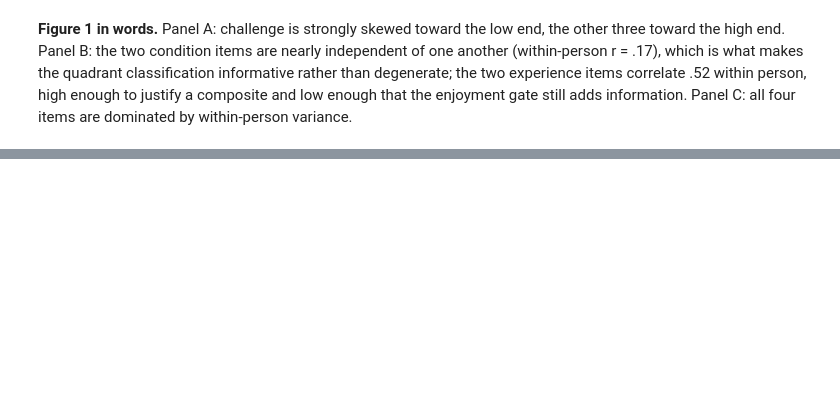
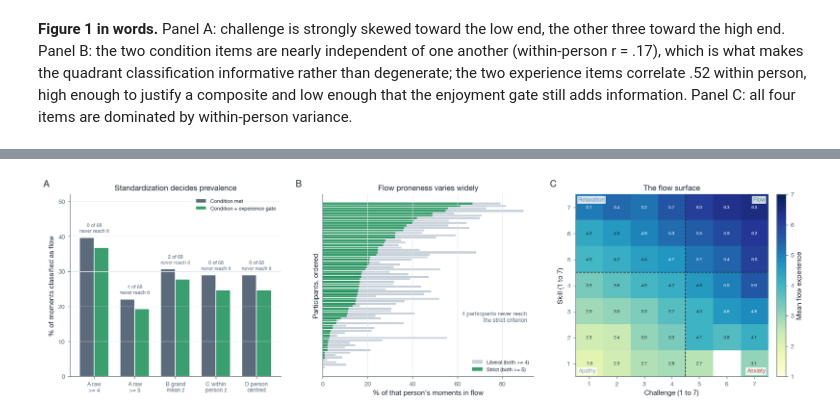
Before and after one commit to stvsever/research_paper_on_chronic_pain_drivers, a Jupyter notebook: src/utils/pipeline/separate/12_flow_states/flow_analysis/analyze_flow.ipynb, the cells around one changed output, grey strips where cells are left out. Drawn from its saved outputs; the diff is of its cells as text; code cells hidden in the pictures; blank space fills up the shorter version.

```diff
--- a/src/utils/pipeline/separate/12_flow_states/flow_analysis/analyze_flow.ipynb
+++ b/src/utils/pipeline/separate/12_flow_states/flow_analysis/analyze_flow.ipynb
@@ -2065,0 +562,12 @@ inputs them, so adding the section later is a matter of two `\input` lines and o
+# %%
+prev = T("prevalence_by_rule")
+tab = prev[["rule_label", "moments_condition", "moments_gated", "person_median",
+            "person_min", "person_max", "n_persons_zero"]].copy()
+tab["gate removes"] = (100 * (tab["moments_condition"] - tab["moments_gated"])).round(1)
+for c in ["moments_condition", "moments_gated", "person_median", "person_min", "person_max"]:
+    tab[c] = (100 * tab[c]).round(1)
+tab = tab[["rule_label", "moments_condition", "moments_gated", "gate removes",
+           "person_median", "person_min", "person_max", "n_persons_zero"]]
+tab.columns = ["standardization rule", "condition met %", "gated flow %", "gate removes (pp)",
+               "median person %", "min person %", "max person %", "persons at 0"]
+display(tab)
@@ -2065,0 +602,69 @@ inputs them, so adding the section later is a matter of two `\input` lines and o
+# %%
+# Figure 2. Prevalence and the flow surface.
+fig, ax = plt.subplots(1, 3, figsize=(15.4, 4.6))
+
+a = ax[0]
+order = ["A_abs4", "A_abs5", "B_grandz", "C_withinz", "D_center"]
+short = {"A_abs4": "A raw\n>= 4", "A_abs5": "A raw\n>= 5", "B_grandz": "B grand\nmean z",
+         "C_withinz": "C within\nperson z", "D_center": "D person\ncentred"}
+pv = prev.set_index("rule").loc[order]
+x = np.arange(len(order)); w = 0.36
+cond_v = 100 * pv["moments_condition"].values
+gate_v = 100 * pv["moments_gated"].values
+a.bar(x - w / 2, cond_v, w, color=MUTED, edgecolor="white", label="Condition met")
+a.bar(x + w / 2, gate_v, w, color=CHANNEL_COL["Flow"], edgecolor="white",
+      label="Condition + experience gate")
+for xi, nz, top in zip(x, pv["n_persons_zero"].values, np.maximum(cond_v, gate_v)):
+    a.text(xi, top + 1.6, f"{int(nz)} of 68\nnever reach it", ha="center", fontsize=7,
+           color=MUTED)
+a.set_xticks(x); a.set_xticklabels([short[k] for k in order], fontsize=8)
+a.set_ylim(0, 52); a.set_ylabel("% of moments classified as flow")
+a.set_title("Standardization decides prevalence")
+a.legend(fontsize=7.5); bar_axes(a); panel(a, "A")
+
+a = ax[1]
+pp = frame.groupby("pid")[["flow_gated_A_abs5", "flow_gated_A_abs4"]].mean()
+pp = pp.sort_values("flow_gated_A_abs5")
+y = np.arange(len(pp))
+a.barh(y, 100 * pp["flow_gated_A_abs4"].values, color="#c9d2db", edgecolor="none",
+       label="Liberal (both >= 4)")
+a.barh(y, 100 * pp["flow_gated_A_abs5"].values, color=CHANNEL_COL["Flow"], edgecolor="none",
+       label="Strict (both >= 5)")
+a.set_yticks([]); a.set_ylabel("Participants, ordered")
+a.set_xlabel("% of that person's moments in flow")
+a.set_title("Flow proneness varies widely")
+a.text(0.97, 0.30, f"{int((pp['flow_gated_A_abs5'] == 0).sum())} participants never reach\n"
+       "the strict criterion", transform=a.transAxes, ha="right", fontsize=8, color=MUTED)
+a.legend(fontsize=7.5, loc="lower right"); bar_axes(a, horizontal=True); panel(a, "B")
+
+a = ax[2]
+grid = np.full((7, 7), np.nan)
+for (ch, sk), gr in frame.groupby(["CHALLENGE", "EFFIC"]):
+    if len(gr) >= 10:
+        grid[int(sk) - 1, int(ch) - 1] = gr["FLOWEXP"].mean()
+im = a.imshow(grid, origin="lower", cmap="YlGnBu", vmin=1, vmax=7,
+              extent=(0.5, 7.5, 0.5, 7.5), aspect="auto")
+for si in range(7):
+    for ci in range(7):
+        if np.isfinite(grid[si, ci]):
+            a.text(ci + 1, si + 1, f"{grid[si, ci]:.1f}", ha="center", va="center",
+                   fontsize=6.5, color=INK if grid[si, ci] < 4.6 else "white")
+a.axvline(4.5, color=INK, lw=1.0, ls="--"); a.axhline(4.5, color=INK, lw=1.0, ls="--")
+box = {"facecolor": "white", "alpha": 0.82, "edgecolor": "none", "pad": 1.6}
+for fx, fy, ha_, va_, name in [(0.985, 0.985, "right", "top", "Flow"),
+                               (0.985, 0.015, "right", "bottom", "Anxiety"),
+                               (0.015, 0.985, "left", "top", "Relaxation"),
+                               (0.015, 0.015, "left", "bottom", "Apathy")]:
+    a.text(fx, fy, name, transform=a.transAxes, fontsize=8, ha=ha_, va=va_,
+           color=CHANNEL_COL[name], bbox=box, zorder=5,
+           fontweight="bold" if name == "Flow" else "normal")
+a.set_xticks(range(1, 8)); a.set_yticks(range(1, 8))
+a.set_xlabel("Challenge (1 to 7)"); a.set_ylabel("Skill (1 to 7)")
+a.set_title("The flow surface")
+a.grid(False); fig.colorbar(im, ax=a, fraction=0.046, pad=0.04, label="Mean flow experience")
+panel(a, "C")
+
+fig.tight_layout(w_pad=2.6)
+show(fig, "fig02_prevalence")
+# %% [output]
+[figure, added]
```
Also changed, not shown: parts of 129 cells of this notebook, 22 other files.
